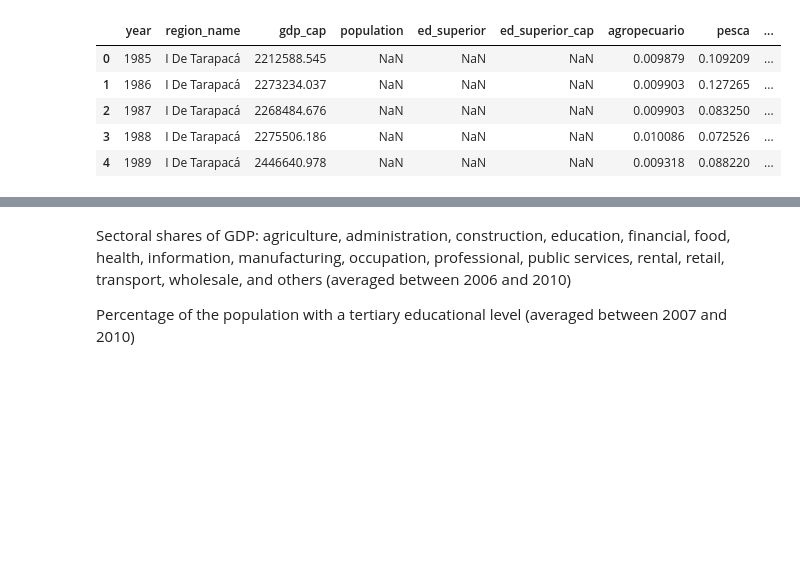
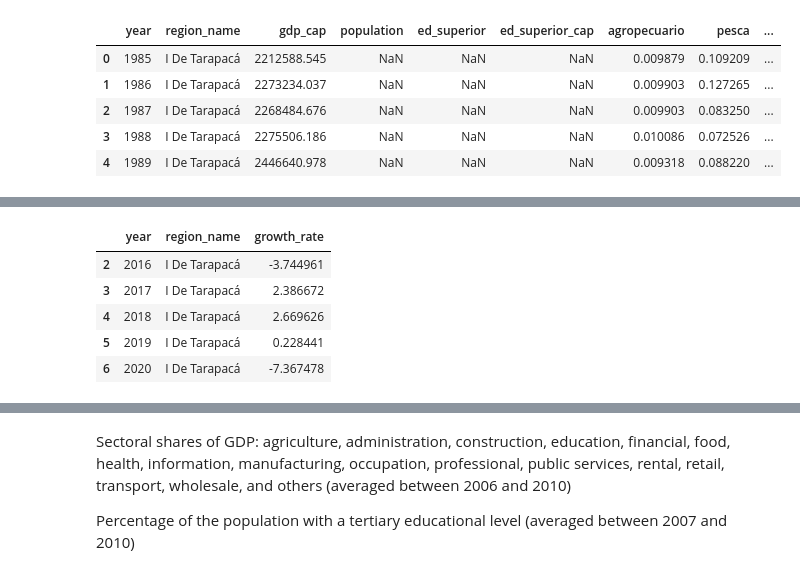
Before and after one commit to diodz/dpl-earthquakes, a Jupyter notebook: notebooks/maule.ipynb, the cells around one changed output, grey strips where cells are left out. Cells and saved outputs as stored; diff of their text form; code cells hidden in the pictures; blank space fills up the shorter version.

```diff
--- a/notebooks/maule.ipynb
+++ b/notebooks/maule.ipynb
@@ -41,0 +57,37 @@ ch.head()
+# %%
+
+# Melt the DataFrame to long format
+df_long = ch.melt(id_vars=['year'], var_name='region_name', value_name='growth_rate')
+
+# Map to the new region names
+region_mapping = {
+    'GDP per capita I De Tarapacá Growth Rate': 'I De Tarapacá',
+    'GDP per capita II De Antofagasta Growth Rate': 'II De Antofagasta',
+    'GDP per capita III De Atacama Growth Rate': 'III De Atacama',
+    'GDP per capita IV De Coquimbo Growth Rate': 'IV De Coquimbo',
+    'GDP per capita V De Valparaíso Growth Rate': 'V De Valparaíso',
+    'GDP per capita RMS Región Metropolitana de Santiago Growth Rate': 'RMS Región Metropolitana de Santiago',
+    'GDP per capita VI Del Libertador General Bernardo OHiggins Growth Rate': 'VI Del Libertador General Bernardo OHiggins',
+    'GDP per capita VII Del Maule Growth Rate': 'VII Del Maule',
+    'GDP per capita VIII Del Biobío Growth Rate': 'VIII Del Biobío',
+    'GDP per capita IX De La Araucanía Growth Rate': 'IX De La Araucanía',
+    'GDP per capita X De Los Lagos Growth Rate': 'X De Los Lagos',
+    'GDP per capita XI Aysén del General Carlos Ibáñez del Campo Growth Rate': 'XI Aysén del General Carlos Ibáñez del Campo',
+    'GDP per capita XII De Magallanes y de la Antártica Chilena Growth Rate': 'XII De Magallanes y de la Antártica Chilena'
+}
+
+df_long['region_name'] = df_long['region_name'].map(region_mapping)
+df_long = df_long[df_long['year'] > 2015]
+# %%
+#import ace_tools as tools;
+
+#tools.display_dataframe_to_user(name="Long Format GDP per Capita Growth Rates", dataframe=df_long)
+
+df_long.head()
+# %% [output]
+|  | year | region_name | growth_rate |
+| 2 | 2016 | I De Tarapacá | -3.744961 |
+| 3 | 2017 | I De Tarapacá | 2.386672 |
+| 4 | 2018 | I De Tarapacá | 2.669626 |
+| 5 | 2019 | I De Tarapacá | 0.228441 |
+| 6 | 2020 | I De Tarapacá | -7.367478 |
```
Also changed, not shown: parts of 9 cells of this notebook.
